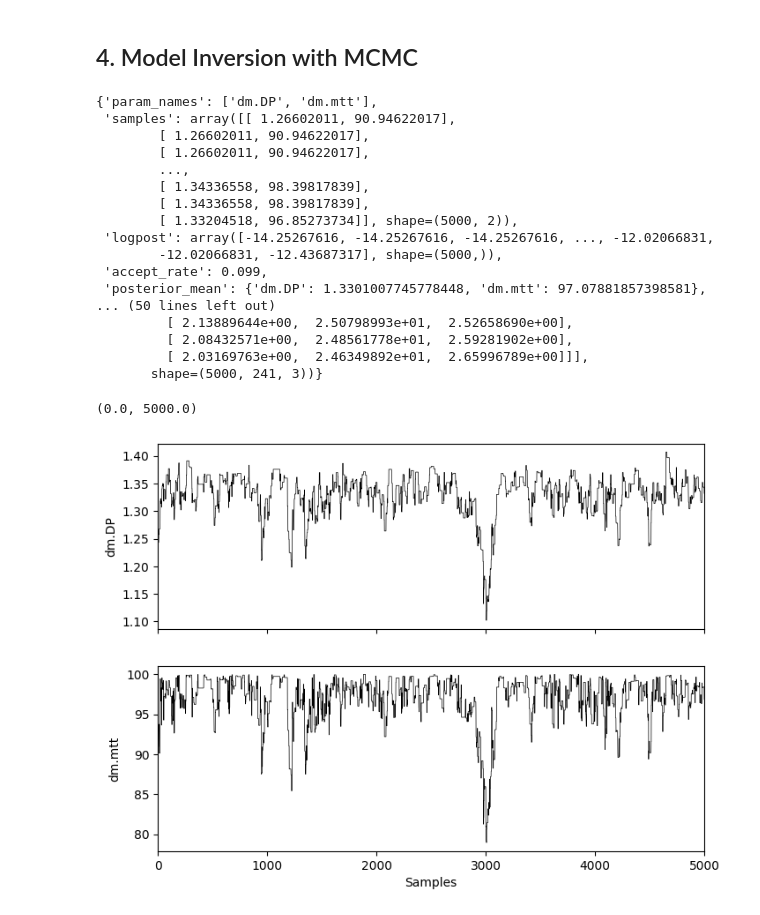
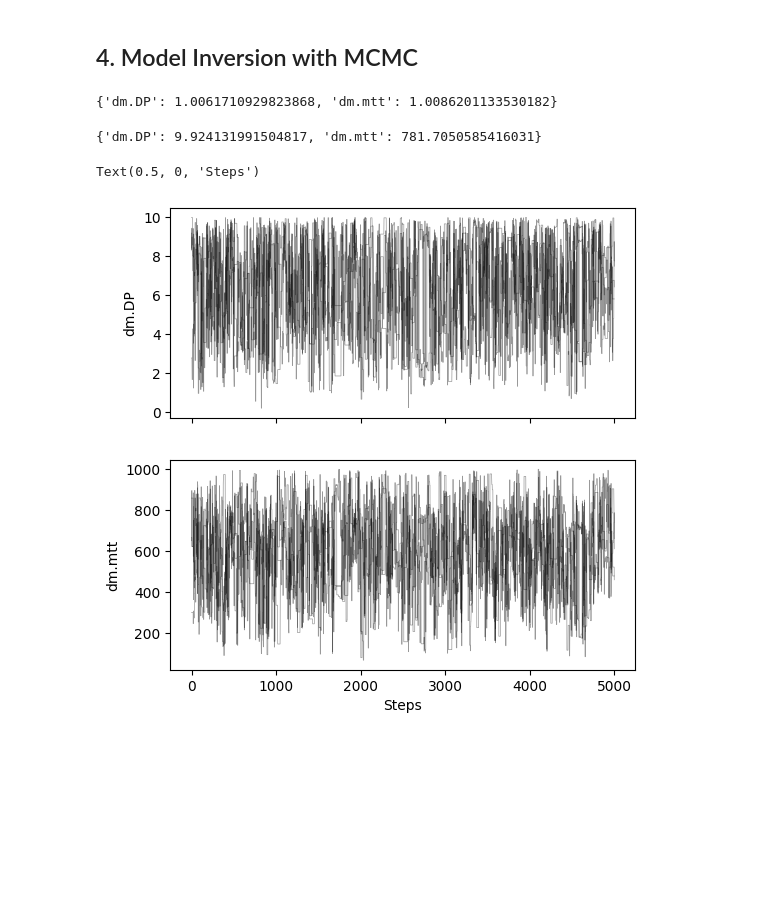
Before and after one commit to iGW-TU-Dresden/PyTracerLab, a Jupyter notebook: docs/examples/example_08.ipynb, the cells around one changed output. Cells and saved outputs as stored; diff of their text form; code cells hidden in the pictures; blank space fills up the shorter version.

```diff
--- a/docs/examples/example_08.ipynb
+++ b/docs/examples/example_08.ipynb
@@ -117,7 +117,7 @@ dm_dp_init = 0.8
 m.add_unit(
     ism.DMUnit(mtt=dm_mtt_init, DP=dm_dp_init),
     fraction=1.,
-    bounds=[(1.0, 100.), (0.1, 2.0)],
+    bounds=[(1.0, 1000.), (0.01, 10.0)],
     prefix="dm"
 )
 # %% [markdown]
@@ -127,6 +127,7 @@ m.add_unit(
 # mtt_range = np.linspace(1, 250, 150)
 # mtt_range = np.arange(1., 250., 10)
 mtt_range = np.logspace(0., 2.35, 91)
+mtt_range = np.logspace(0., 2.7, 91)
 
 # Create empty array of results
 results = np.zeros((3, len(mtt_range), len(input_series)))
@@ -231,8 +232,8 @@ for p in percent_tracer_free:
         label=f"{(1-p)*100}% Tracer-Free Water"
     )
 
-ax.set_xlim(0., 35.)
-ax.set_ylim(0., 5.2)
+ax.set_xlim(0., 40.)
+ax.set_ylim(0., 5.5)
 
 plt.colorbar(lc, ax=ax, label="Mean residence time [years]")
 ax.set_xlabel("Tracer 1")
@@ -401,50 +404,35 @@ plt.savefig("tracer_tracer_plots_benchmark.png", dpi=600)
 # create a solver
 solver = ism.Solver(m)
 # run MCMC
-res = solver.mcmc_sample(
+res = solver.dream_sample(
     n_samples=5000, # effective samples after burn-in and thinning
     burn_in=5000,
-    thin=2,
-    rw_scale=[0.01, 0.1,], # order: DP, mtt
-    rw_scale_isotropic=False,
-    sigma=0.1,
+    thin=1,
+    sigma=[1., 1., 0.5],
     random_state=42,
     return_sim=True,
-    set_model_state=False
+    set_model_state=False,
+    n_diff_pairs=1
 )
+print(res["gelman_rubin"])
+# %% [output]
+{'dm.DP': 1.0061710929823868, 'dm.mtt': 1.0086201133530182}
-# %%
-res
-# %% [output]
-{'param_names': ['dm.DP', 'dm.mtt'],
- 'samples': array([[ 1.26602011, 90.94622017],
-        [ 1.26602011, 90.94622017],
-        [ 1.26602011, 90.94622017],
-        ...,
-        [ 1.34336558, 98.39817839],
-        [ 1.34336558, 98.39817839],
-        [ 1.33204518, 96.85273734]], shape=(5000, 2)),
- 'logpost': array([-14.25267616, -14.25267616, -14.25267616, ..., -12.02066831,
-        -12.02066831, -12.43687317], shape=(5000,)),
- 'accept_rate': 0.099,
- 'posterior_mean': {'dm.DP': 1.3301007745778448, 'dm.mtt': 97.07881857398581},
-... (50 lines left out)
-         [ 2.13889644e+00,  2.50798993e+01,  2.52658690e+00],
-         [ 2.08432571e+00,  2.48561778e+01,  2.59281902e+00],
-         [ 2.03169763e+00,  2.46349892e+01,  2.65996789e+00]]],
-       shape=(5000, 241, 3))}
+# %%
+res["posterior_map"]
+# %% [output]
+{'dm.DP': 9.924131991504817, 'dm.mtt': 781.7050585416031}
 # %%
-# plot sample chains for visual inspection
-fig, ax = plt.subplots(2, 1, figsize=(8, 6), sharex=True)
+# plot chains to inspect convergence
+fig, ax = plt.subplots(2, 1, figsize=(6, 6), sharex=True)
 
-ax[0].plot(res["samples"][:, 0], c="k", lw=0.5)
-ax[0].set_ylabel(res["param_names"][0])
-ax[1].plot(res["samples"][:, 1], c="k", lw=0.5)
-ax[1].set_ylabel(res["param_names"][1])
-ax[1].set_xlabel("Samples")
-ax[1].set_xlim(0, 5000)
+for i in range(res["samples_chain"].shape[2]):
+    for j in range(res["samples_chain"].shape[0]):
+        ax[i].plot(res["samples_chain"][j, :, i], c="k", lw=.5, alpha=0.4)
+    ax[i].set_ylabel(m.param_keys(free_only=True)[i])
+ax[-1].set_xlabel("Steps")
 # %% [output]
-(0.0, 5000.0)
+Text(0.5, 0, 'Steps')
-[figure, old version]
+[figure, new version]
 # %%
 # make dict from sample array
 sample_df = pd.DataFrame({
```
Also changed, not shown: parts of 4 cells of this notebook, 6 other files.
